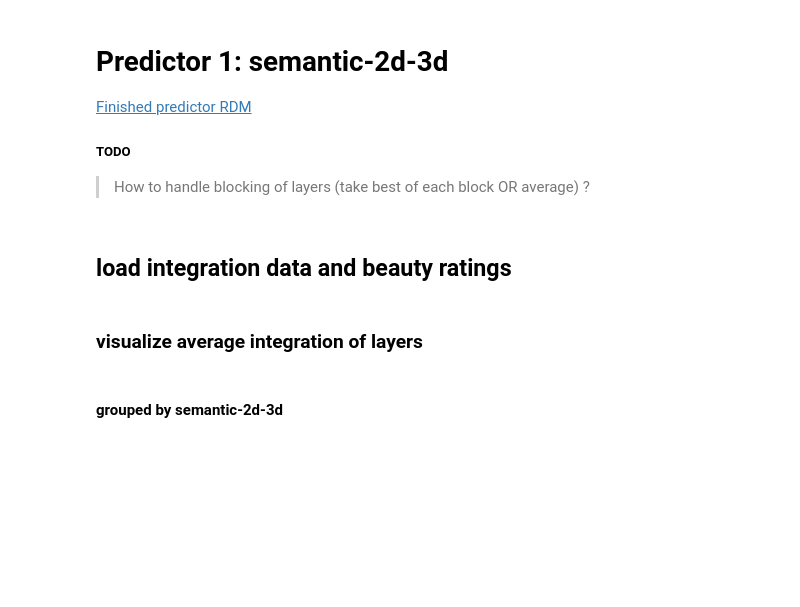
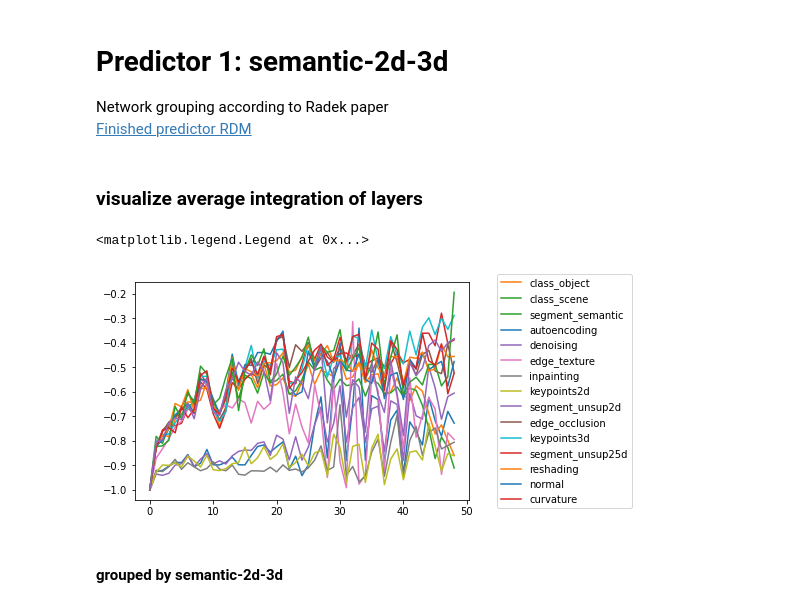
Before and after one commit to toniklenk/analysis-taskonomy, a Jupyter notebook: scripts/factors analysis.ipynb, the cells around one changed output. Saved outputs shown, nothing was run; the diff lists cells and outputs as text; code cells hidden in the pictures; blank space fills up the shorter version.

```diff
--- a/scripts/factors analysis.ipynb
+++ b/scripts/factors analysis.ipynb
@@ -189,9 +244,7 @@ sns.heatmap(rdm, xticklabels=rdm.columns, yticklabels=rdm.index)
 # %% [markdown]
 # Predictor 1: semantic-2d-3d
+Network grouping according to Radek paper <br>
 [Finished predictor RDM ](#predictor-rdm-semantic-2d-3d)
-
-##### TODO <br>
-> How to handle blocking of layers (take best of each block OR average) ?
 # %%
 NETS_SEMANTIC = ["class_object", "class_scene", "segment_semantic"]
 
@@ -216,5 +269,25 @@ NETS_3D = [
 ]
 
 NETS_ALL = NETS_SEMANTIC + NETS_2D + NETS_3D
+
+# ratings
+beauty_ratings = {}
+for r in BEHAVIOUR_NAMES:
+
+    data = (
+        pd.read_csv(os.path.join(PATH_RATINGS, r), header=None)
+        .mean(axis=1)
+        .to_frame()
+        .rename({0: "beauty rating"}, axis=1)
+    )
+    data.index.name = "img_id"
+
+    # add name of study to index
+    beauty_ratings[r] = pd.concat([data], names=["dataset"], keys=[r])
+
+# integration
+df1 = dfi.loc[(NETS_ALL, _dataset, _scale, slice(None)), :].droplevel(
+    ["dataset", "scale"]
+)
+df1["class"] = df1.reset_index(level="model").model.apply(modelname2class).values
+df1 = df1.set_index("class", append=True)
-# %% [markdown]
-## load integration data and beauty ratings
@@ -276,8 +296,17 @@ df_int_netavg.head()
 # %%
+df_int_netavg = df1.groupby("model").mean().transpose()
 handles, labels = df_int_netavg.plot().get_legend_handles_labels()
 
 # already order legend by classes
 order = [labels.index(netname) for netname in NETS_ALL]
-plt.legend([handles[idx] for idx in order], [labels[idx] for idx in order], loc='center right',bbox_to_anchor = (1.5, .5))
+plt.legend(
+    [handles[idx] for idx in order],
+    [labels[idx] for idx in order],
+    loc="center right",
+    bbox_to_anchor=(1.5, 0.5),
+)
+# %% [output]
+<matplotlib.legend.Legend at 0x...>
+[figure, added]
 # %% [markdown]
 #### grouped by semantic-2d-3d
```
Also changed, not shown: parts of 67 cells of this notebook, 5 other files.
